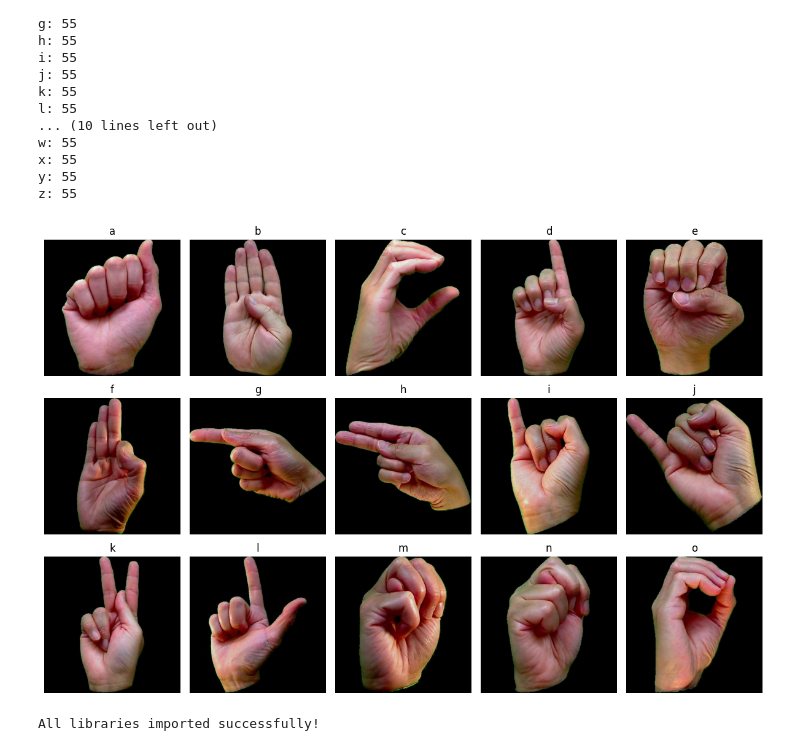
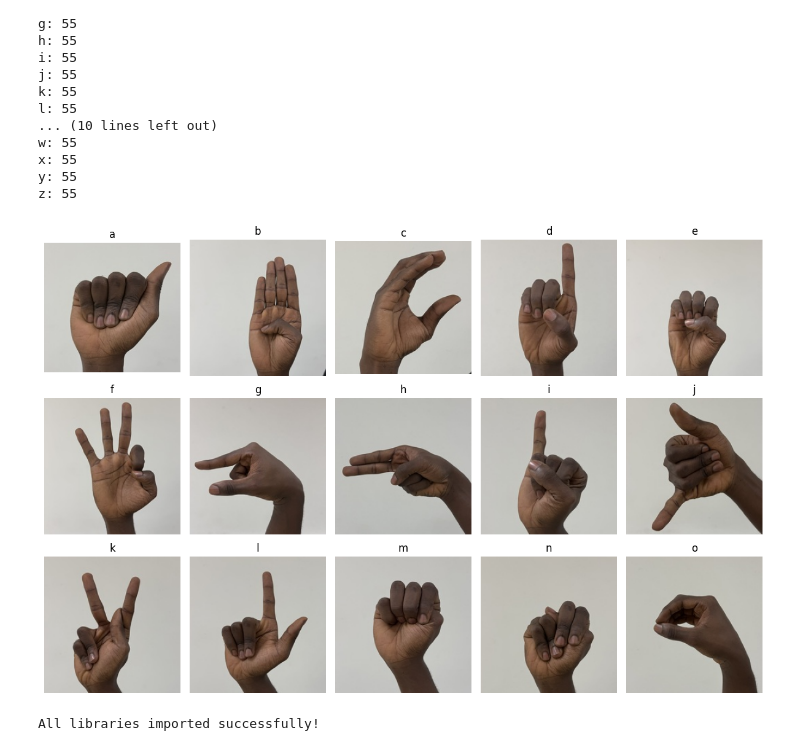
Before and after one commit to Yaa-Waadu/AI-Final-Project, a Jupyter notebook: ASL_Learning_Assistant.ipynb, the cells around one changed output. Drawn from its saved outputs; the diff is of its cells as text; code cells hidden in the pictures.

```diff
--- a/ASL_Learning_Assistant.ipynb
+++ b/ASL_Learning_Assistant.ipynb
@@ -66,6 +70,9 @@ PROJECT_DIR = "/content/drive/MyDrive/ASL_Project"
 
 KAGGLE_DIR = os.path.join(PROJECT_DIR, "Kaggle dataset")
 MY_IMAGES_DIR = os.path.join(PROJECT_DIR, "My images")
+D_IMAGES_DIR = os.path.join(PROJECT_DIR, "d_images")
+
+print("Project folder exists:", os.path.exists(PROJECT_DIR))
 
 print("Kaggle folder exists:", os.path.exists(KAGGLE_DIR))
 print("My images folder exists:", os.path.exists(MY_IMAGES_DIR))
@@ -145,31 +153,31 @@ z: 55
 # %%
 import matplotlib.pyplot as plt
 import os
 import random
 from PIL import Image
 
 fig, axes = plt.subplots(3, 5, figsize=(12, 8))
 
 for ax, class_name in zip(axes.flatten(), classes[:15]):
-    class_path = os.path.join(KAGGLE_DIR, class_name)
+    class_path = os.path.join(D_IMAGES_DIR, class_name)
 
     image_files = [
         f for f in os.listdir(class_path)
         if f.lower().endswith((".jpg", ".jpeg", ".png"))
     ]
 
     image_path = os.path.join(class_path, random.choice(image_files))
 
     image = Image.open(image_path)
 
     ax.imshow(image, cmap="gray")
     ax.set_title(class_name)
     ax.axis("off")
 
 plt.tight_layout()
 plt.show()
 # %% [output]
-[figure, old version]
+[figure, new version]
 # %%
 import os
 import random
```
Also changed, not shown: parts of 23 cells of this notebook.
